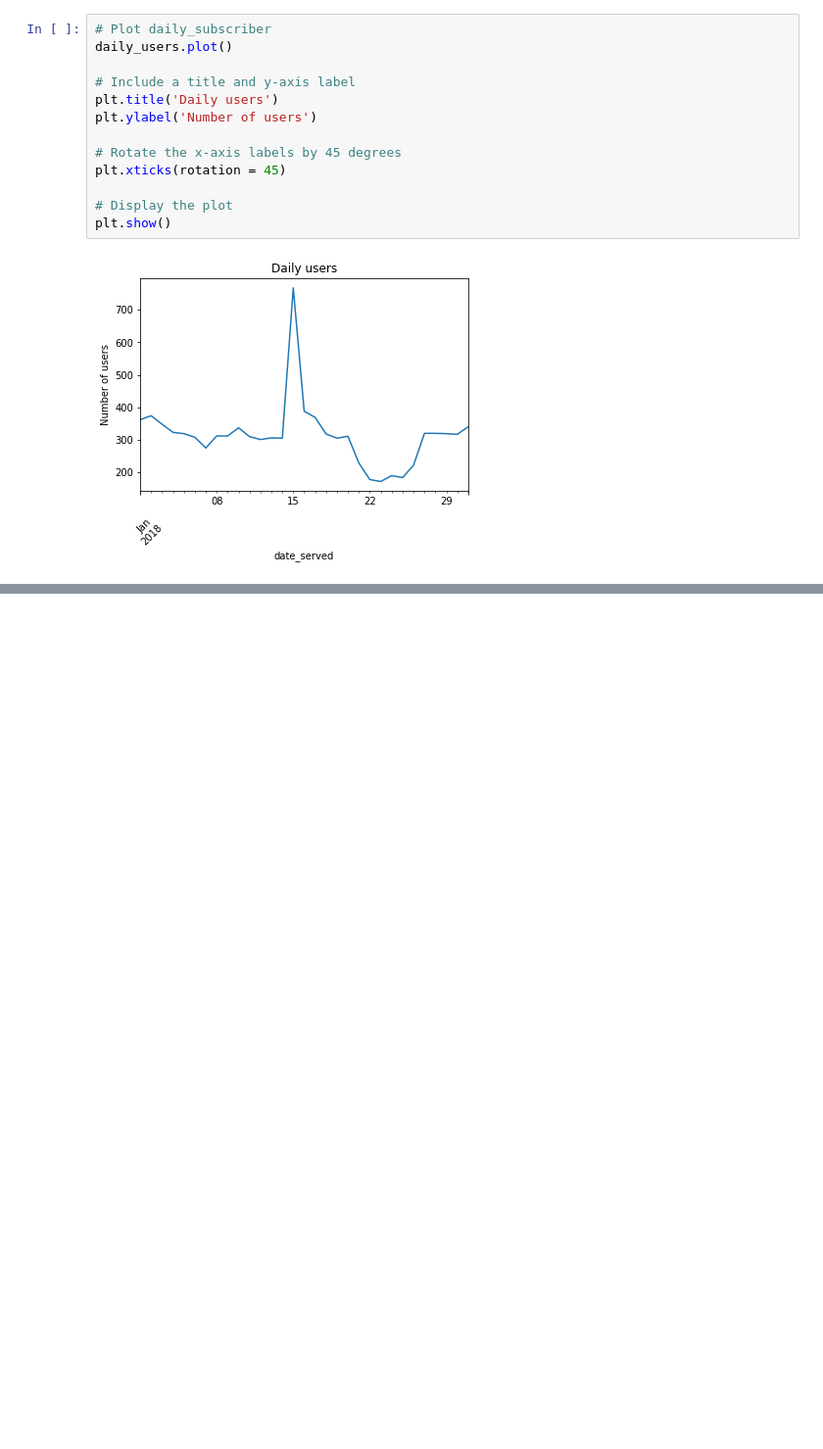
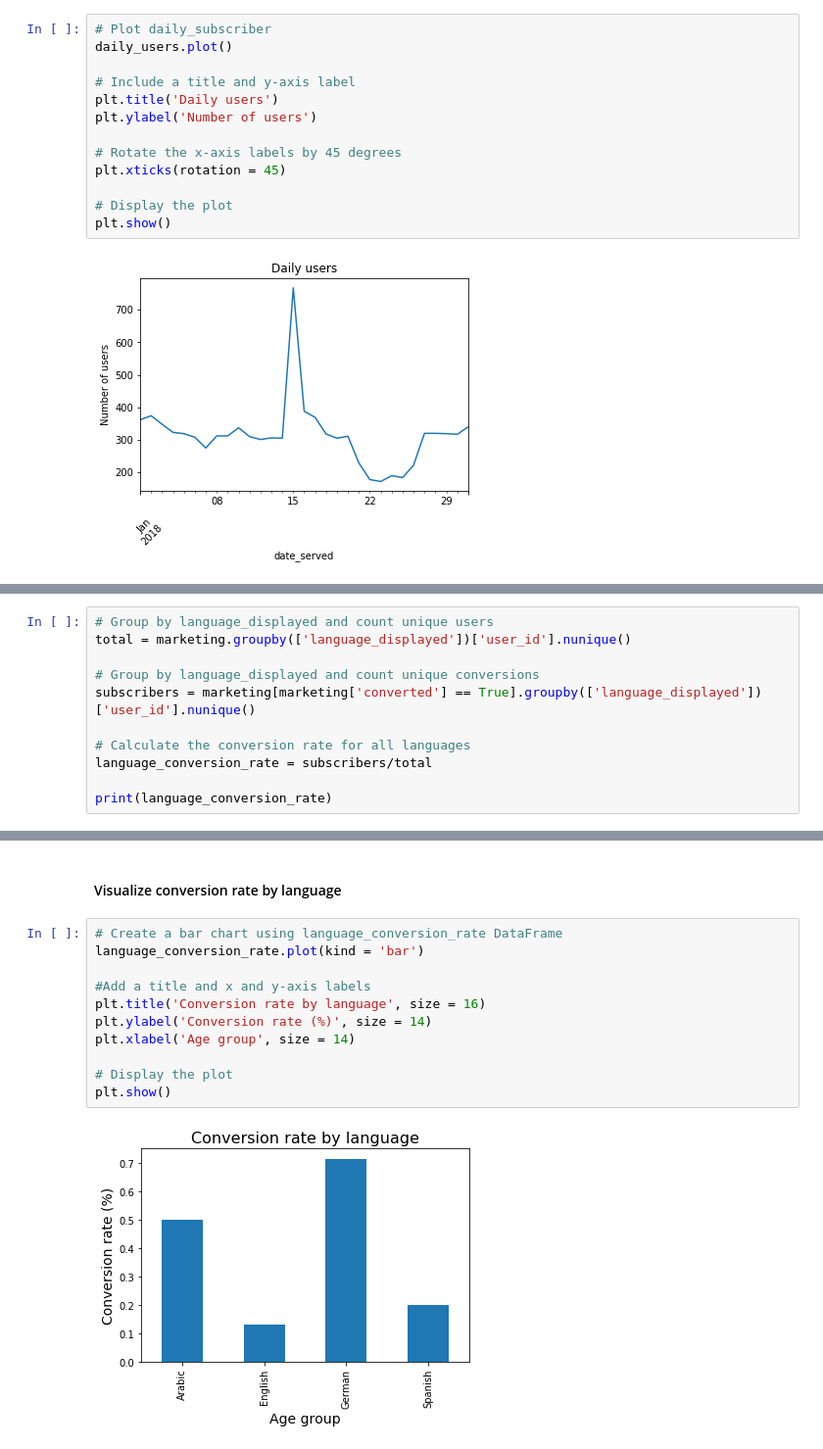
Before and after one commit to elguneminov/data_science_projects_I, a Jupyter notebook: Analyzing Marketing Campaigns with Pandas/Analyzing Marketing Campaigns with pandas - notebook.ipynb, the cells around one changed output, grey strips where cells are left out. Shown: that part at 98% size. Cells and saved outputs as stored; diff of their text form; blank space fills up the shorter version.

```diff
--- a/Analyzing Marketing Campaigns with Pandas/Analyzing Marketing Campaigns with pandas - notebook.ipynb
+++ b/Analyzing Marketing Campaigns with Pandas/Analyzing Marketing Campaigns with pandas - notebook.ipynb
@@ -157,0 +216,11 @@ plt.show()
+# %%
+# Group by language_displayed and count unique users
+total = marketing.groupby(['language_displayed'])['user_id'].nunique()
+
+# Group by language_displayed and count unique conversions
+subscribers = marketing[marketing['converted'] == True].groupby(['language_displayed'])['user_id'].nunique()
+
+# Calculate the conversion rate for all languages
+language_conversion_rate = subscribers/total
+
+print(language_conversion_rate)
@@ -157,0 +267,15 @@ plt.show()
+# %% [markdown]
+#### Visualize conversion rate by language
+# %%
+# Create a bar chart using language_conversion_rate DataFrame
+language_conversion_rate.plot(kind = 'bar')
+
+#Add a title and x and y-axis labels
+plt.title('Conversion rate by language', size = 16)
+plt.ylabel('Conversion rate (%)', size = 14)
+plt.xlabel('Age group', size = 14)
+
+# Display the plot
+plt.show()
+# %% [output]
+[figure, added]
```
Also changed, not shown: parts of 62 cells of this notebook.
